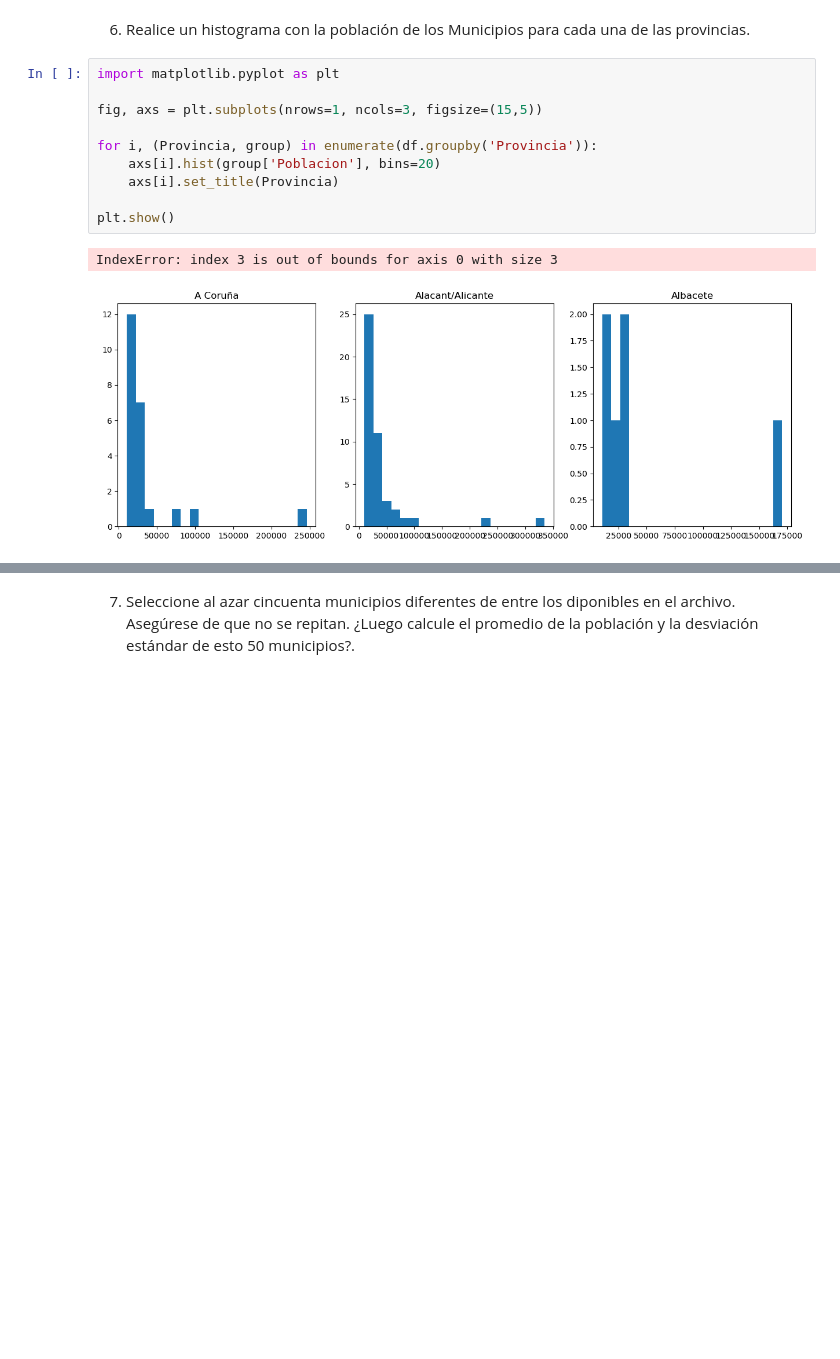
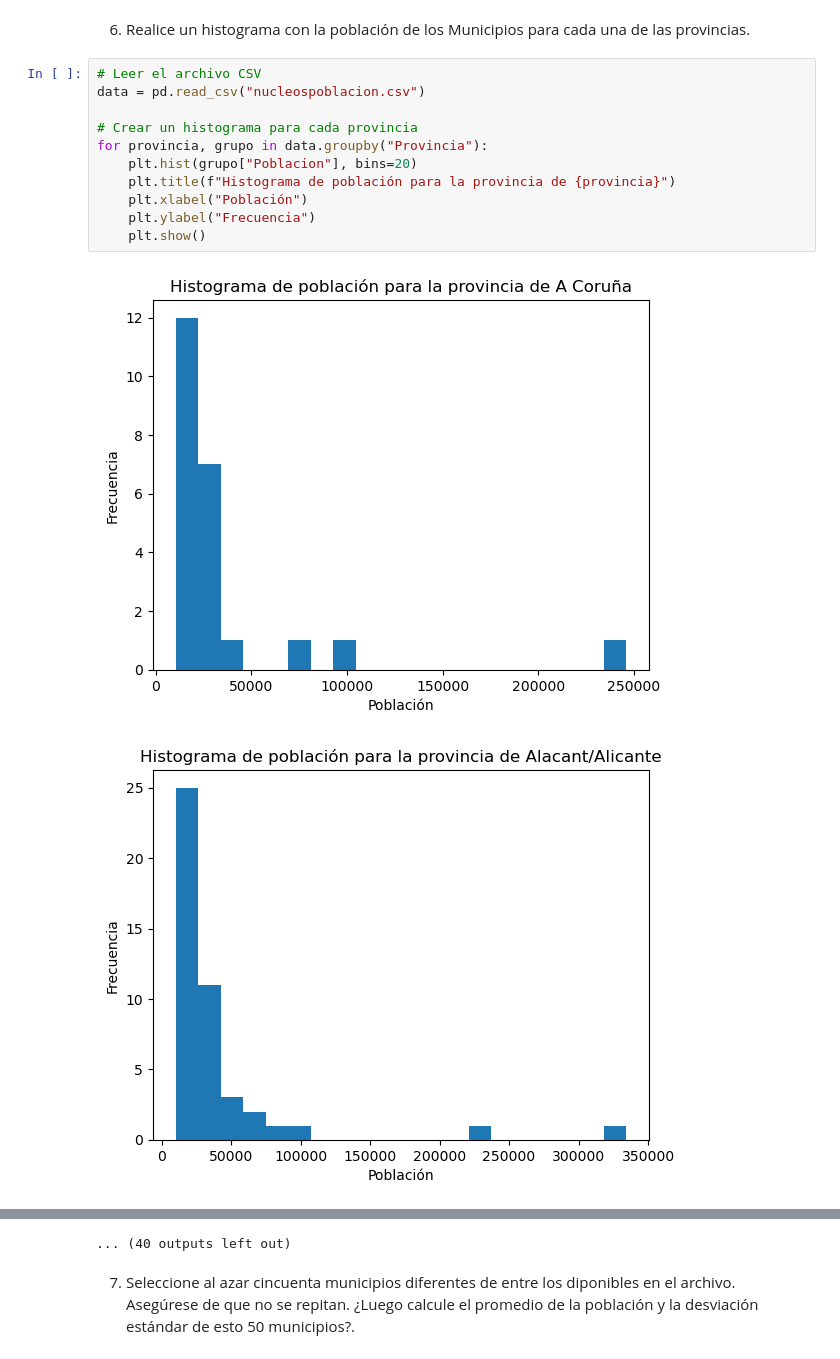
Before and after one commit to antonio-ug/Python-Laboratorio3, a Jupyter notebook: Laboratorio 3 - Python.ipynb, the cells around one changed output, grey strips where cells are left out. Drawn from its saved outputs; the diff is of its cells as text; blank space fills up the shorter version.

Commit message:
Add files via upload
Se corrigió el código en el archivo Laboratorio 3 - Python.ipynb
Esta es la versión final.

```diff
--- a/Laboratorio 3 - Python.ipynb
+++ b/Laboratorio 3 - Python.ipynb
@@ -198,16 +212,17 @@ Máximo: 239154.0
 Mínimo: 10386.0
 # %% [markdown]
 6.	Realice un histograma con la población de los Municipios para cada una de las provincias.
-# %%
-import matplotlib.pyplot as plt
-
-fig, axs = plt.subplots(nrows=1, ncols=3, figsize=(15,5))
-
-for i, (Provincia, group) in enumerate(df.groupby('Provincia')):
-    axs[i].hist(group['Poblacion'], bins=20)
-    axs[i].set_title(Provincia)
-
-plt.show()
-# %% [output]
-IndexError: index 3 is out of bounds for axis 0 with size 3
-[figure, removed]
+# %%
+# Leer el archivo CSV
+data = pd.read_csv("nucleospoblacion.csv")
+
+# Crear un histograma para cada provincia
+for provincia, grupo in data.groupby("Provincia"):
+    plt.hist(grupo["Poblacion"], bins=20)
+    plt.title(f"Histograma de población para la provincia de {provincia}")
+    plt.xlabel("Población")
+    plt.ylabel("Frecuencia")
+    plt.show()
+# %% [output]
+[figure, added]
+[figure, added]
@@ -214,3 +239,4 @@ IndexError: index 3 is out of bounds for axis 0 with size 3
+... (40 outputs left out)
 # %% [markdown]
 7.	Seleccione al azar cincuenta municipios diferentes de entre los diponibles en el archivo. Asegúrese de que no se repitan. ¿Luego calcule el promedio de la población y la desviación estándar de esto 50 municipios?.
 # %%
```
Also changed, not shown: parts of 6 cells of this notebook.
